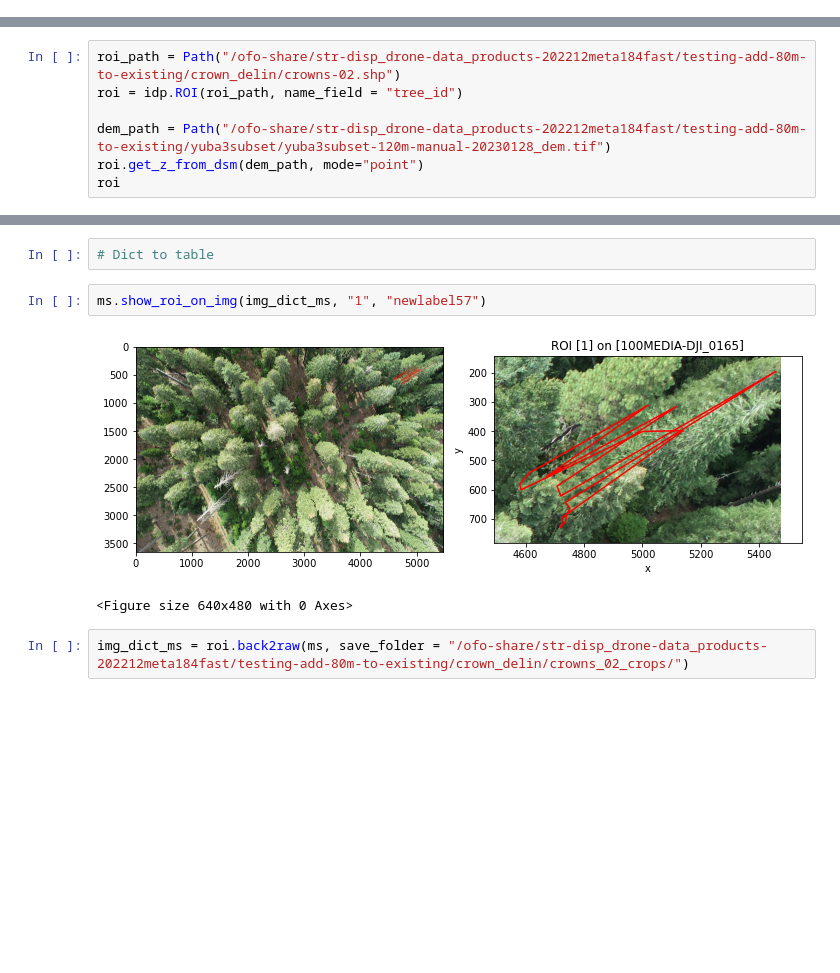
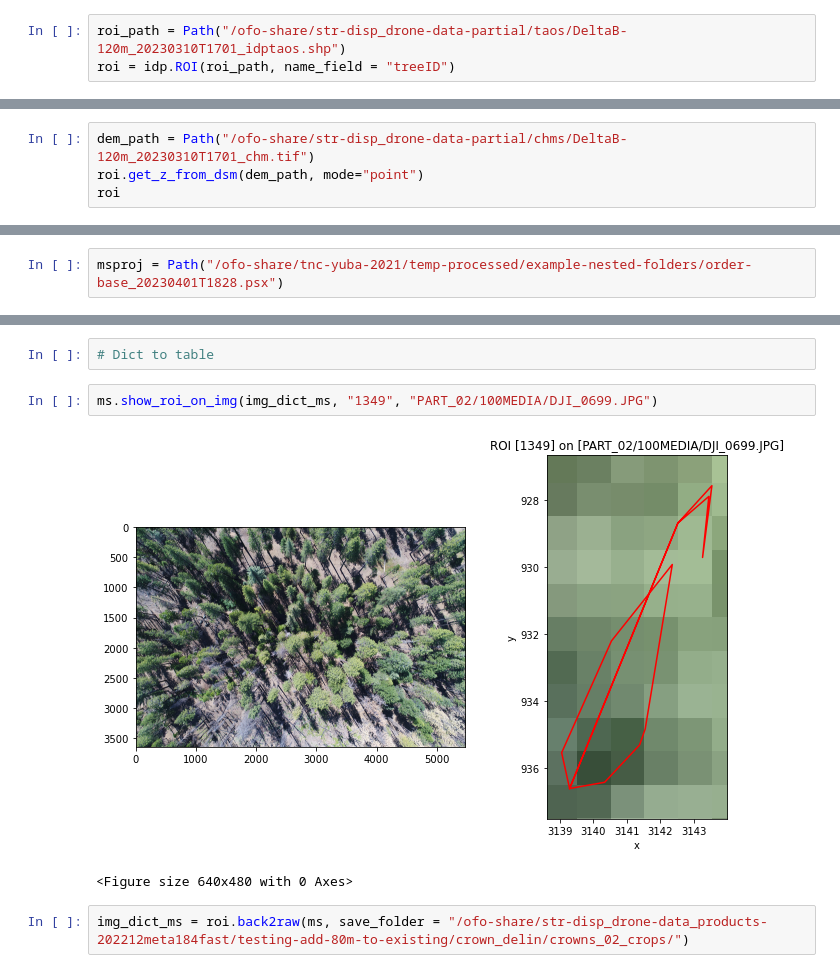
Before and after one commit to youngdjn/structure-dispersal, a Jupyter notebook: scripts/tree-species-id/crowns-from-raw.ipynb, the cells around one changed output, grey strips where cells are left out. Saved outputs shown, nothing was run; the diff lists cells and outputs as text; blank space fills up the shorter version.

Commit message:
Progress on cropping trees from crowns

```diff
--- a/scripts/tree-species-id/crowns-from-raw.ipynb
+++ b/scripts/tree-species-id/crowns-from-raw.ipynb
@@ -9,0 +7,3 @@ roi
+# %%
+roi_path = Path("/ofo-share/str-disp_drone-data-partial/taos/DeltaB-120m_20230310T1701_idptaos.shp")
+roi = idp.ROI(roi_path, name_field = "treeID")
@@ -10,8 +32,5 @@ roi
 # %%
-roi_path = Path("/ofo-share/str-disp_drone-data_products-202212meta184fast/testing-add-80m-to-existing/crown_delin/crowns-02.shp")
-roi = idp.ROI(roi_path, name_field = "tree_id")
-
-dem_path = Path("/ofo-share/str-disp_drone-data_products-202212meta184fast/testing-add-80m-to-existing/yuba3subset/yuba3subset-120m-manual-20230128_dem.tif")
+dem_path = Path("/ofo-share/str-disp_drone-data-partial/chms/DeltaB-120m_20230310T1701_chm.tif")
 roi.get_z_from_dsm(dem_path, mode="point")
 roi
 # %% [output]
@@ -33,2 +58,4 @@ msproj = Path("/ofo-share/str-disp_drone-data_products-202212meta184fast/testing
+# %%
+msproj = Path("/ofo-share/tnc-yuba-2021/temp-processed/example-nested-folders/order-base_20230401T1828.psx")
 # %%
 ms = idp.Metashape(msproj, chunk_id=0)
@@ -88,9 +119,9 @@ img_dict_ms
 # %%
 # Dict to table
 # %%
-ms.show_roi_on_img(img_dict_ms, "1", "newlabel57")
+ms.show_roi_on_img(img_dict_ms, "1349", "PART_02/100MEDIA/DJI_0699.JPG")
 # %% [output]
-[figure, old version]
+[figure, new version]
 <Figure size 640x480 with 0 Axes>
 # %%
 img_dict_ms = roi.back2raw(ms, save_folder = "/ofo-share/str-disp_drone-data_products-202212meta184fast/testing-add-80m-to-existing/crown_delin/crowns_02_crops/")
```
Also changed, not shown: parts of 13 cells of this notebook, 3 other files.
